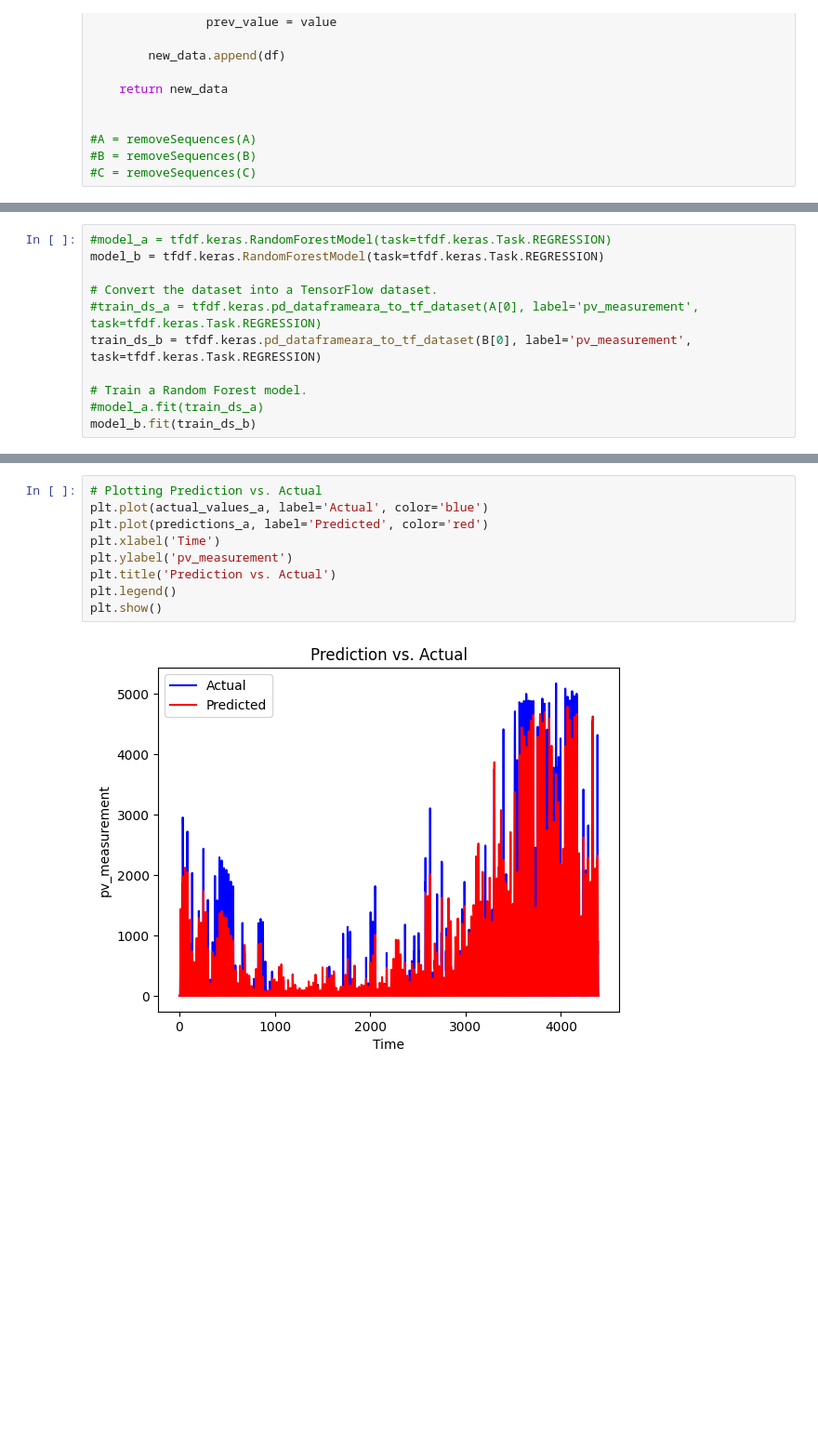
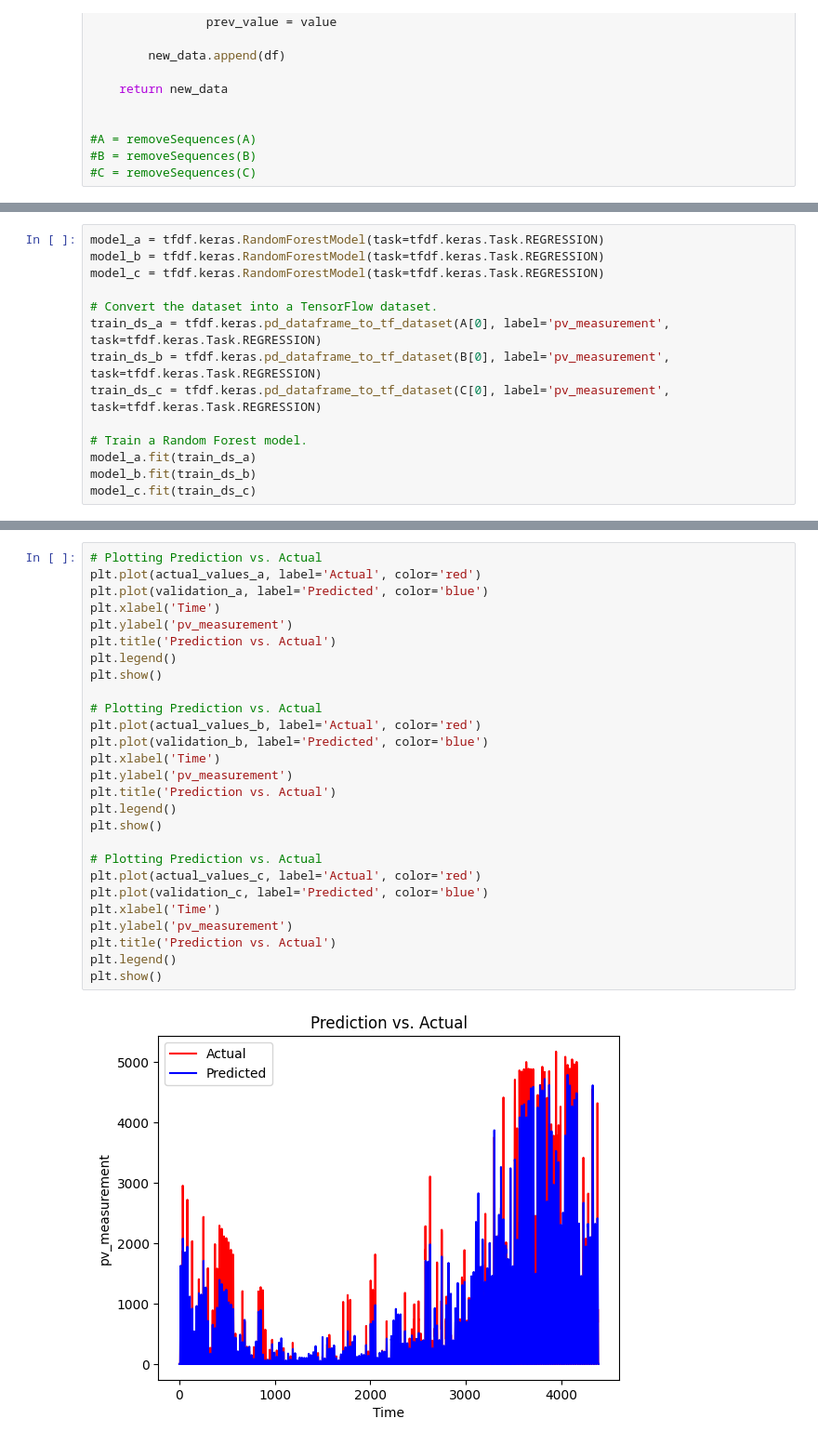
Before and after one commit to henrikmw/TDT4173-Time-Series-Forecasting, a Jupyter notebook: random_forest.ipynb, the cells around one changed output, grey strips where cells are left out. Shown at 93% size. Cells and saved outputs as stored; diff of their text form; blank space fills up the shorter version.

```diff
--- a/random_forest.ipynb
+++ b/random_forest.ipynb
@@ -219,12 +212,15 @@ plt.plot(B[0]['pv_measurement'])
 # %%
-#model_a = tfdf.keras.RandomForestModel(task=tfdf.keras.Task.REGRESSION)
+model_a = tfdf.keras.RandomForestModel(task=tfdf.keras.Task.REGRESSION)
 model_b = tfdf.keras.RandomForestModel(task=tfdf.keras.Task.REGRESSION)
+model_c = tfdf.keras.RandomForestModel(task=tfdf.keras.Task.REGRESSION)
 
 # Convert the dataset into a TensorFlow dataset.
-#train_ds_a = tfdf.keras.pd_dataframeara_to_tf_dataset(A[0], label='pv_measurement', task=tfdf.keras.Task.REGRESSION)
-train_ds_b = tfdf.keras.pd_dataframeara_to_tf_dataset(B[0], label='pv_measurement', task=tfdf.keras.Task.REGRESSION)
+train_ds_a = tfdf.keras.pd_dataframe_to_tf_dataset(A[0], label='pv_measurement', task=tfdf.keras.Task.REGRESSION)
+train_ds_b = tfdf.keras.pd_dataframe_to_tf_dataset(B[0], label='pv_measurement', task=tfdf.keras.Task.REGRESSION)
+train_ds_c = tfdf.keras.pd_dataframe_to_tf_dataset(C[0], label='pv_measurement', task=tfdf.keras.Task.REGRESSION)
 
 # Train a Random Forest model.
-#model_a.fit(train_ds_a)
+model_a.fit(train_ds_a)
 model_b.fit(train_ds_b)
+model_c.fit(train_ds_c)
 # %% [output]
@@ -268,11 +295,29 @@ Label: "__LABEL"
 # %%
 # Plotting Prediction vs. Actual
-plt.plot(actual_values_a, label='Actual', color='blue')
-plt.plot(predictions_a, label='Predicted', color='red')
+plt.plot(actual_values_a, label='Actual', color='red')
+plt.plot(validation_a, label='Predicted', color='blue')
 plt.xlabel('Time')
 plt.ylabel('pv_measurement')
 plt.title('Prediction vs. Actual')
 plt.legend()
 plt.show()
+
+# Plotting Prediction vs. Actual
+plt.plot(actual_values_b, label='Actual', color='red')
+plt.plot(validation_b, label='Predicted', color='blue')
+plt.xlabel('Time')
+plt.ylabel('pv_measurement')
+plt.title('Prediction vs. Actual')
+plt.legend()
+plt.show()
+
+# Plotting Prediction vs. Actual
+plt.plot(actual_values_c, label='Actual', color='red')
+plt.plot(validation_c, label='Predicted', color='blue')
+plt.xlabel('Time')
+plt.ylabel('pv_measurement')
+plt.title('Prediction vs. Actual')
+plt.legend()
+plt.show()
 # %% [output]
-[figure, old version]
+[figure, new version]
```
Also changed, not shown: parts of 17 cells of this notebook, 2 other files.
